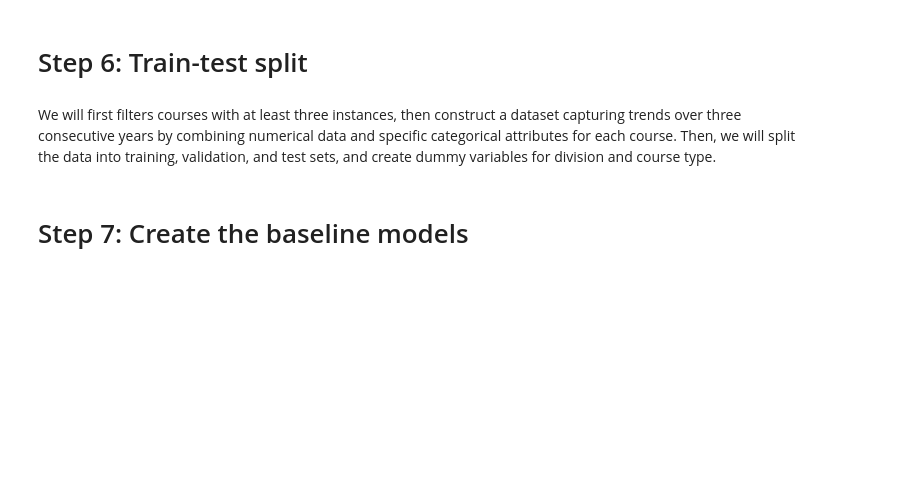
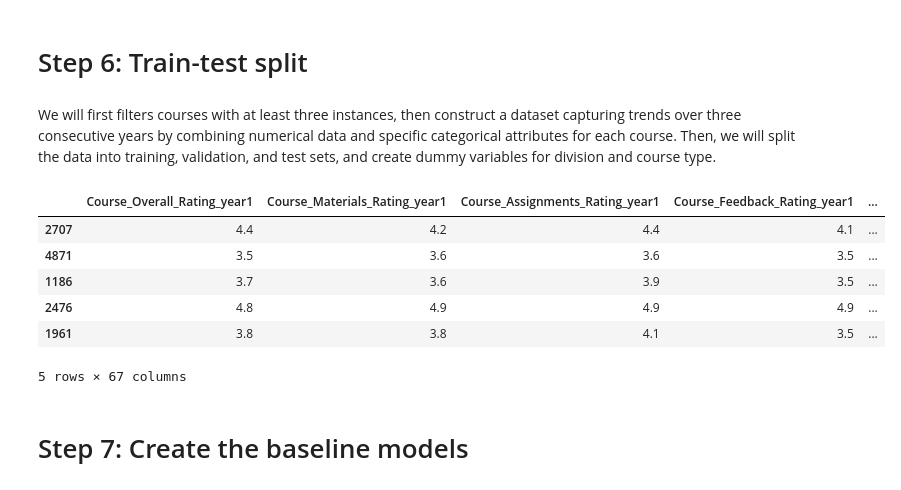
Before and after one commit to MattHAndrews/cs109a_final_project, a Jupyter notebook: Project.ipynb, the cells around one changed output. Cells and saved outputs as stored; diff of their text form; code cells hidden in the pictures; blank space fills up the shorter version.

```diff
--- a/Project.ipynb
+++ b/Project.ipynb
@@ -531,6 +531,16 @@ X_valid = validation_df.select_dtypes(include='number').drop(['outcome'], axis=1
 y_valid = validation_df['outcome']
 X_test = test_df.select_dtypes(include='number').drop(['outcome'], axis=1)
 y_test = test_df['outcome']
+# %%
+X_train.head()
+# %% [output]
+|  | Course_Overall_Rating_year1 | Course_Materials_Rating_year1 | Course_Assignments_Rating_year1 | Course_Feedback_Rating_year1 | ... |
+| 2707 | 4.4 | 4.2 | 4.4 | 4.1 | ... |
+| 4871 | 3.5 | 3.6 | 3.6 | 3.5 | ... |
+| 1186 | 3.7 | 3.6 | 3.9 | 3.5 | ... |
+| 2476 | 4.8 | 4.9 | 4.9 | 4.9 | ... |
+| 1961 | 3.8 | 3.8 | 4.1 | 3.5 | ... |
+5 rows × 67 columns
 # %% [markdown]
 # Step 7: Create the baseline models <a class="anchor" id="baseline"></a>
 # %% [markdown]
```
Also changed, not shown: parts of 2 cells of this notebook.
